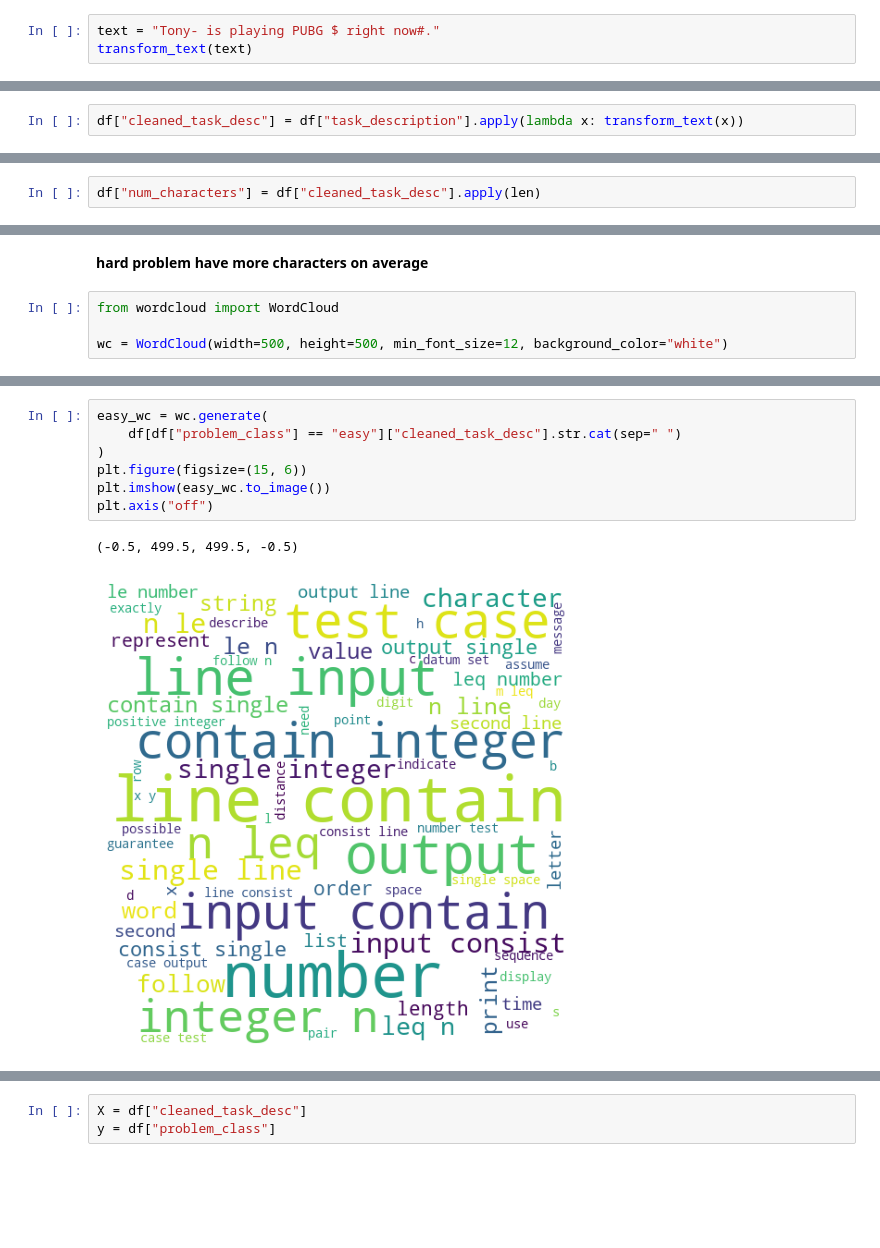
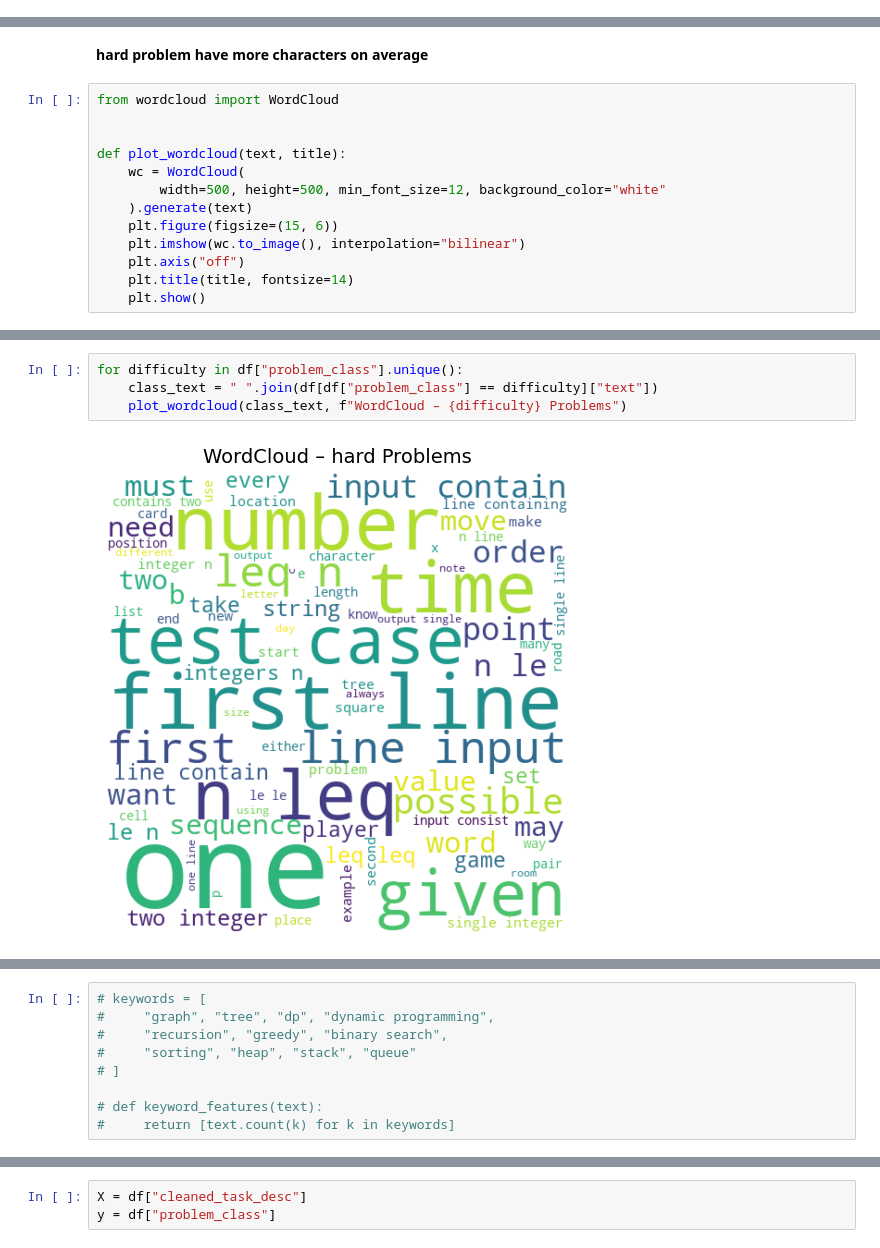
Before and after one commit to AmareswarNagam/AutoJudge, a Jupyter notebook: autojudge.ipynb, the cells around one changed output, grey strips where cells are left out. Drawn from its saved outputs; the diff is of its cells as text; blank space fills up the shorter version.

```diff
--- a/autojudge.ipynb
+++ b/autojudge.ipynb
@@ -172,3 +142,0 @@ def transform_text(text):
-# %%
-text = "Tony- is playing PUBG $ right now#."
-transform_text(text)
@@ -177,3 +143 @@ transform_text(text)
-# %%
-df["cleaned_task_desc"] = df["task_description"].apply(lambda x: transform_text(x))
 # %%
@@ -189,4 +149,2 @@ df.shape
 # %% [markdown]
 **Data is imbalanced**
-# %%
-df["num_characters"] = df["cleaned_task_desc"].apply(len)
@@ -212,4 +155,13 @@ df["num_characters"].groupby(df["problem_class"]).describe()
 # %%
 from wordcloud import WordCloud
 
-wc = WordCloud(width=500, height=500, min_font_size=12, background_color="white")
+
+def plot_wordcloud(text, title):
+    wc = WordCloud(
+        width=500, height=500, min_font_size=12, background_color="white"
+    ).generate(text)
+    plt.figure(figsize=(15, 6))
+    plt.imshow(wc.to_image(), interpolation="bilinear")
+    plt.axis("off")
+    plt.title(title, fontsize=14)
+    plt.show()
@@ -236,10 +168,6 @@ plt.axis("off")
-# %%
-easy_wc = wc.generate(
-    df[df["problem_class"] == "easy"]["cleaned_task_desc"].str.cat(sep=" ")
-)
-plt.figure(figsize=(15, 6))
-plt.imshow(easy_wc.to_image())
-plt.axis("off")
-# %% [output]
-(-0.5, 499.5, 499.5, -0.5)
-[figure, removed]
+# %%
+for difficulty in df["problem_class"].unique():
+    class_text = " ".join(df[df["problem_class"] == difficulty]["text"])
+    plot_wordcloud(class_text, f"WordCloud – {difficulty} Problems")
+# %% [output]
+[figure, added]
@@ -245,0 +176,9 @@ plt.axis("off")
+# %%
+# keywords = [
+#     "graph", "tree", "dp", "dynamic programming",
+#     "recursion", "greedy", "binary search",
+#     "sorting", "heap", "stack", "queue"
+# ]
+
+# def keyword_features(text):
+#     return [text.count(k) for k in keywords]
```
Also changed, not shown: parts of 55 cells of this notebook, 3 other files.
